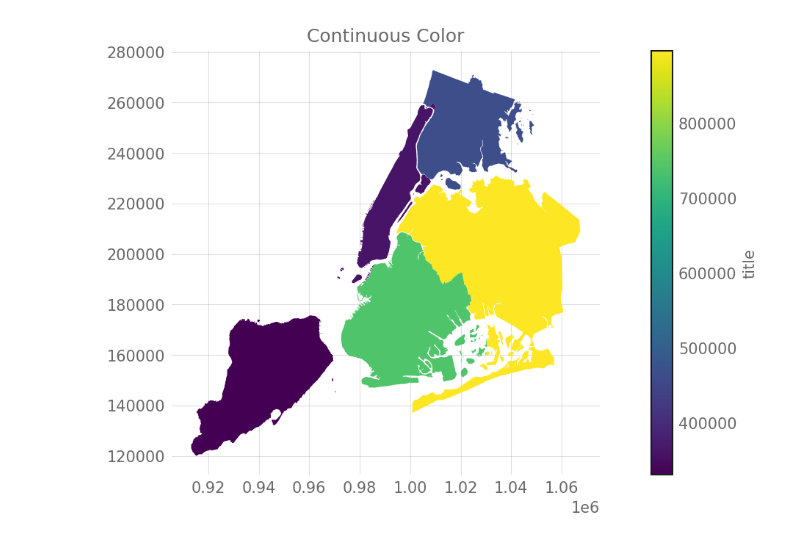
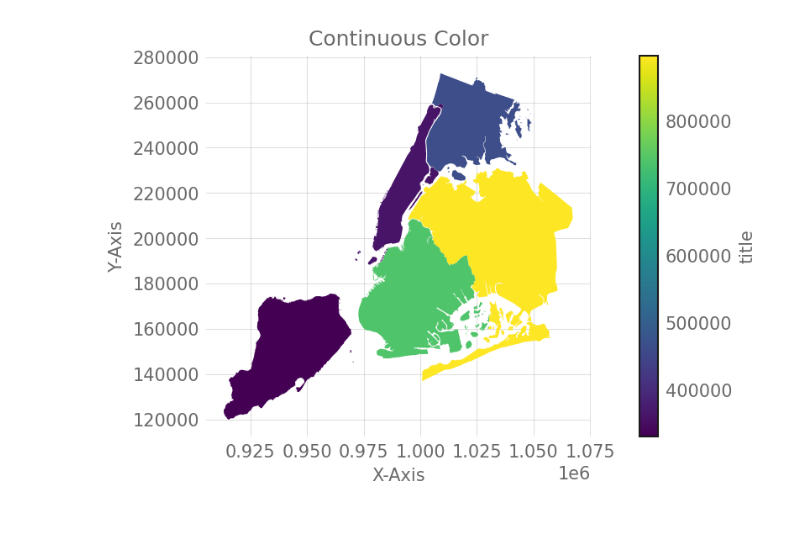
Before and after one commit to lukaszgajewski/ALLFED-matplotlib-style-sheet, a Jupyter notebook: Style Sheet Gallery.ipynb, the cells around one changed output. Drawn from its saved outputs; the diff is of its cells as text; code cells hidden in the pictures.

```diff
--- a/Style Sheet Gallery.ipynb
+++ b/Style Sheet Gallery.ipynb
@@ -50,5 +70,8 @@ ax.set_title("Categorical Color");
 # %%
 ax = gdf.plot(column="Shape_Leng", legend=True, legend_kwds={"label":"title"});
 ax.set_title("Continuous Color");
+ax = plt.gca()
+ax.set_ylabel("Y-Axis")
+ax.set_xlabel("X-Axis");
 # %% [output]
-[figure, old version]
+[figure, new version]
```
Also changed, not shown: parts of 11 cells of this notebook, 1 other file.
